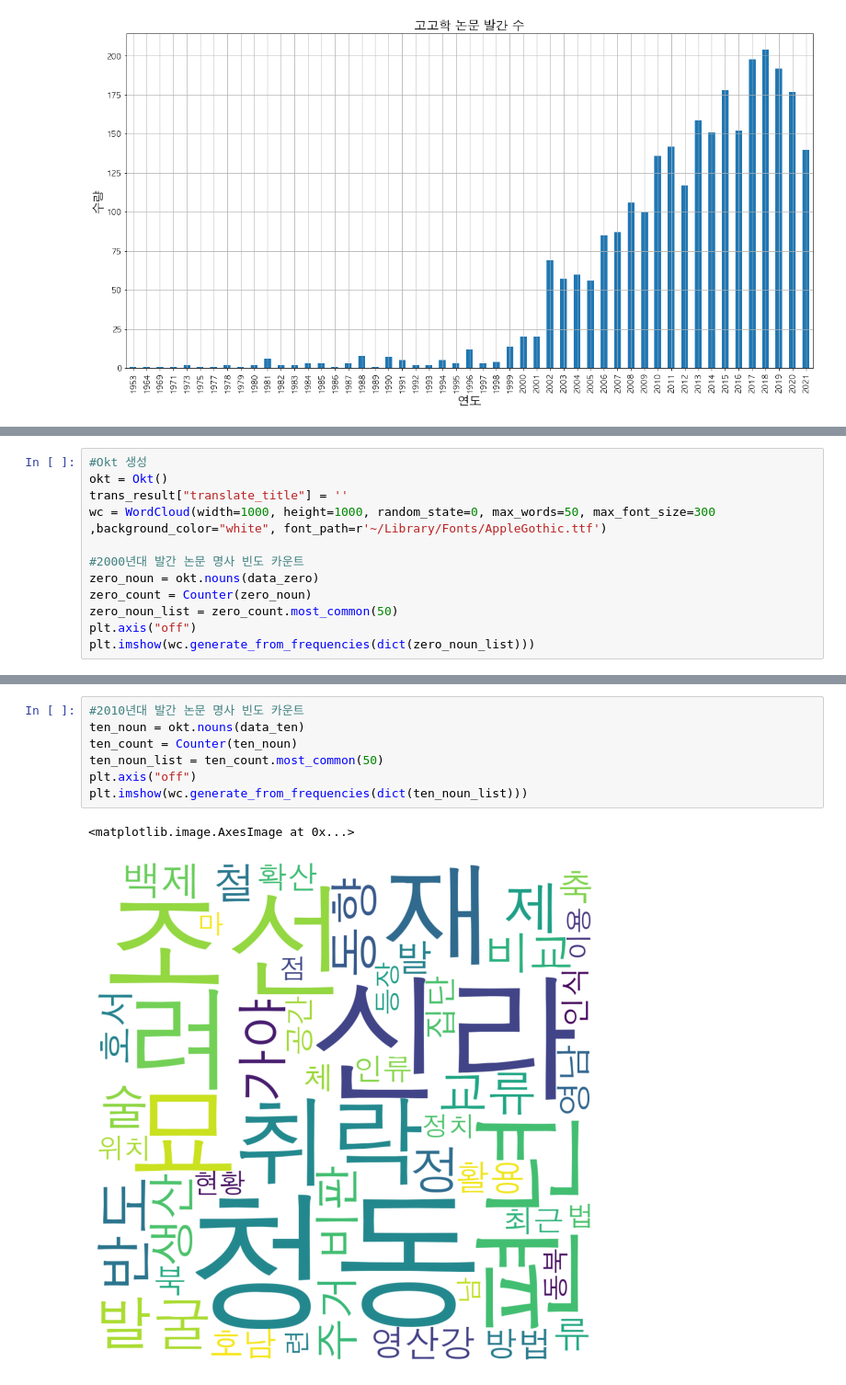
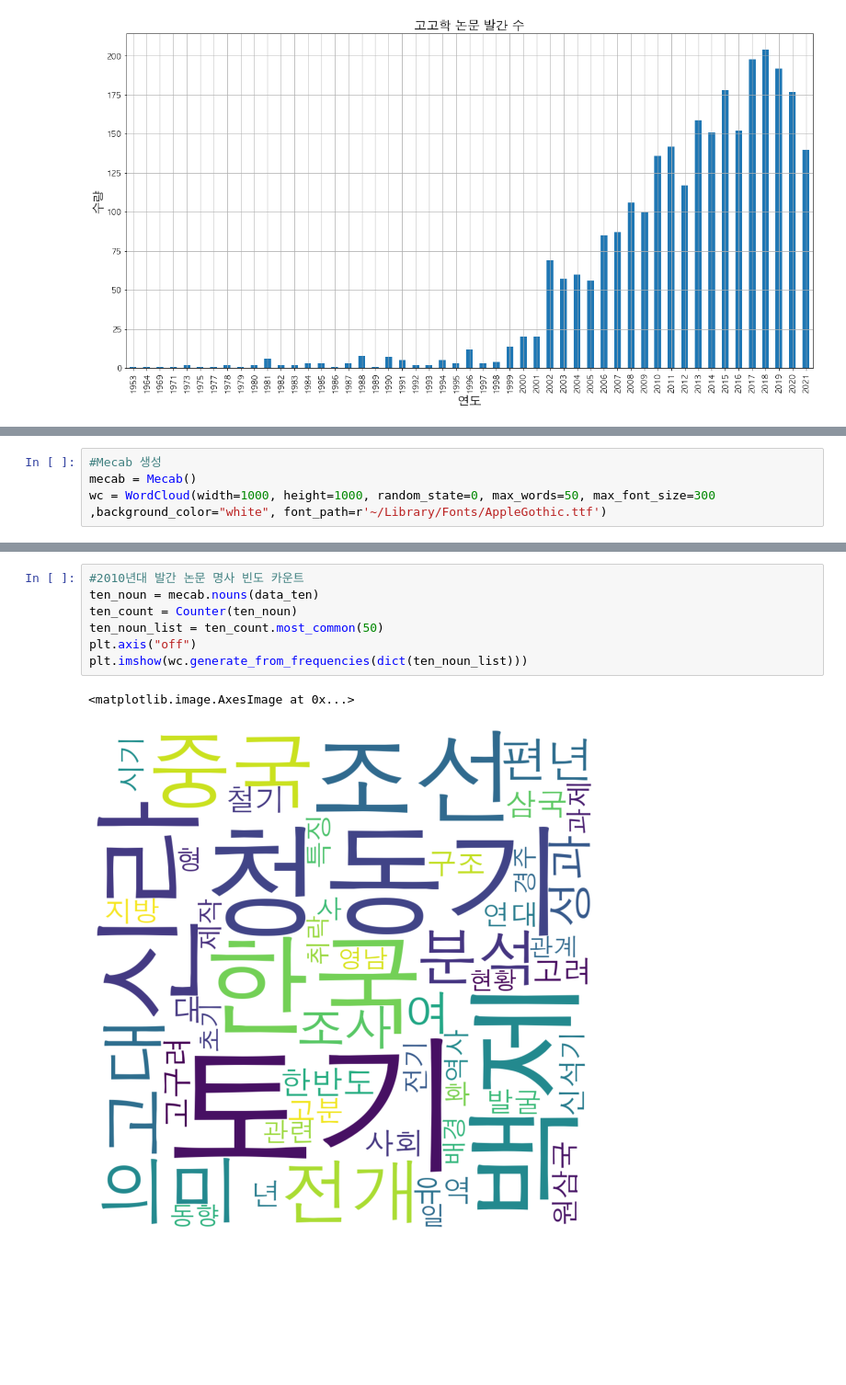
Before and after one commit to ChanToRe/Archaeological-research-trend-analysis, a Jupyter notebook: Arch_Research_trend.ipynb, the cells around one changed output, grey strips where cells are left out. Shown: that part at 92% size. Drawn from its saved outputs; the diff is of its cells as text; blank space fills up the shorter version.

Commit message:
Update : Apply Mecab

```diff
--- a/Arch_Research_trend.ipynb
+++ b/Arch_Research_trend.ipynb
@@ -121,12 +67,4 @@ twenty.close()
 # %%
-#Okt 생성
-okt = Okt()
-trans_result["translate_title"] = ''
+#Mecab 생성
+mecab = Mecab()
 wc = WordCloud(width=1000, height=1000, random_state=0, max_words=50, max_font_size=300 ,background_color="white", font_path=r'~/Library/Fonts/AppleGothic.ttf')
-
-#2000년대 발간 논문 명사 빈도 카운트
-zero_noun = okt.nouns(data_zero)
-zero_count = Counter(zero_noun)
-zero_noun_list = zero_count.most_common(50)
-plt.axis("off")
-plt.imshow(wc.generate_from_frequencies(dict(zero_noun_list)))
@@ -136,12 +135,12 @@ plt.imshow(wc.generate_from_frequencies(dict(zero_noun_list)))
 # %%
 #2010년대 발간 논문 명사 빈도 카운트
-ten_noun = okt.nouns(data_ten)
+ten_noun = mecab.nouns(data_ten)
 ten_count = Counter(ten_noun)
 ten_noun_list = ten_count.most_common(50)
 plt.axis("off")
 plt.imshow(wc.generate_from_frequencies(dict(ten_noun_list)))
 # %% [output]
 <matplotlib.image.AxesImage at 0x...>
-[figure, old version]
+[figure, new version]
 # %%
 #2020년대 발간 논문 명사 빈도 카운트
```
Also changed, not shown: parts of 9 cells of this notebook.
